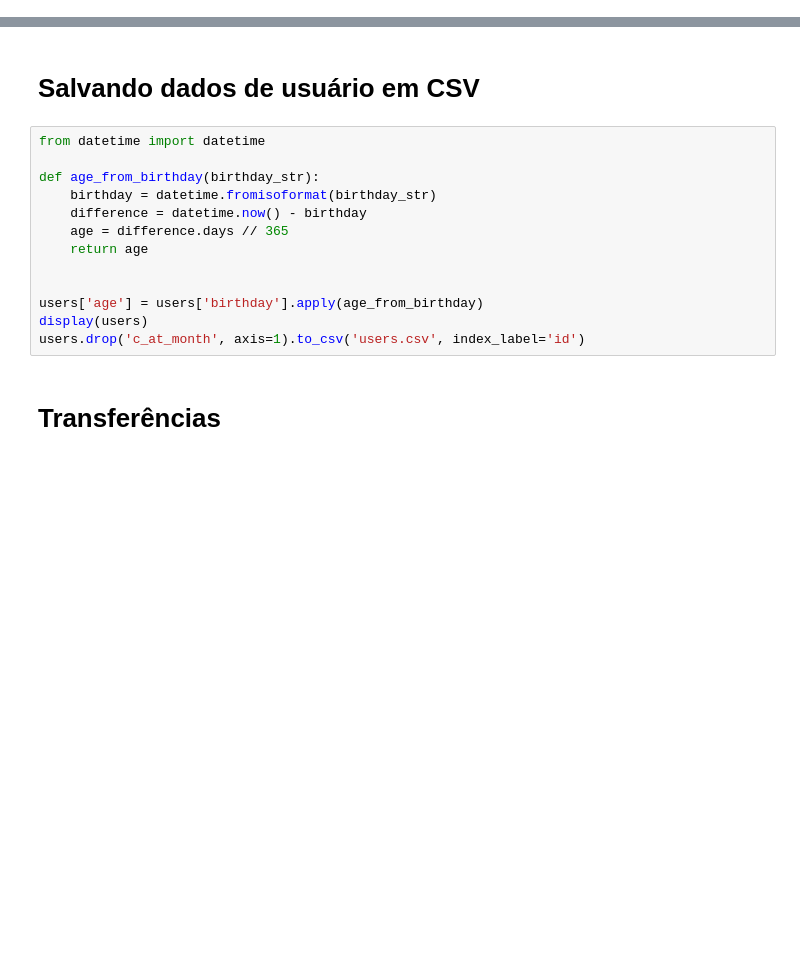
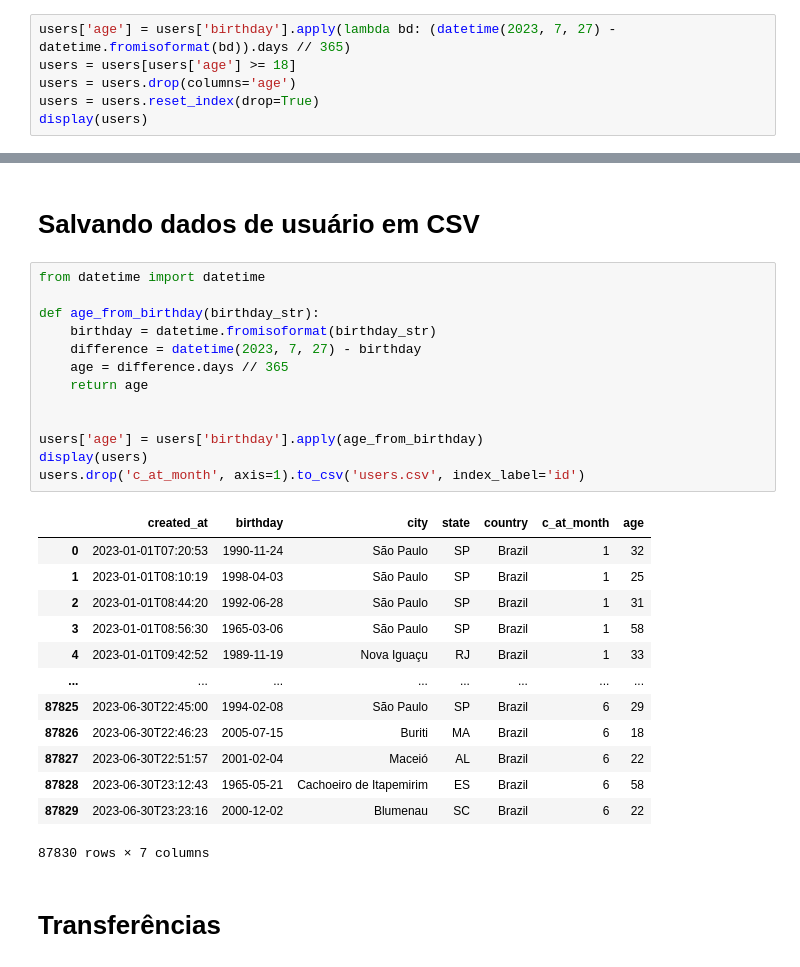
Before and after one commit to rubcube-guilhermetomiasi/mocking, a Jupyter notebook: mocking.ipynb, the cells around one changed output, grey strips where cells are left out. Drawn from its saved outputs; the diff is of its cells as text; blank space fills up the shorter version.

```diff
--- a/mocking.ipynb
+++ b/mocking.ipynb
@@ -164,0 +170,6 @@ display(users)
+# %%
+users['age'] = users['birthday'].apply(lambda bd: (datetime(2023, 7, 27) - datetime.fromisoformat(bd)).days // 365)
+users = users[users['age'] >= 18]
+users = users.drop(columns='age')
+users = users.reset_index(drop=True)
+display(users)
@@ -303,16 +404,30 @@ display(users['city'].value_counts())
 # %%
 from datetime import datetime
 
 def age_from_birthday(birthday_str):
     birthday = datetime.fromisoformat(birthday_str)
-    difference = datetime.now() - birthday
+    difference = datetime(2023, 7, 27) - birthday
     age = difference.days // 365
     return age
 
 
 users['age'] = users['birthday'].apply(age_from_birthday)
 display(users)
 users.drop('c_at_month', axis=1).to_csv('users.csv', index_label='id')
+# %% [output]
+|  | created_at | birthday | city | state | country | c_at_month | age |
+| 0 | 2023-01-01T07:20:53 | 1990-11-24 | São Paulo | SP | Brazil | 1 | 32 |
+| 1 | 2023-01-01T08:10:19 | 1998-04-03 | São Paulo | SP | Brazil | 1 | 25 |
+| 2 | 2023-01-01T08:44:20 | 1992-06-28 | São Paulo | SP | Brazil | 1 | 31 |
+| 3 | 2023-01-01T08:56:30 | 1965-03-06 | São Paulo | SP | Brazil | 1 | 58 |
+| 4 | 2023-01-01T09:42:52 | 1989-11-19 | Nova Iguaçu | RJ | Brazil | 1 | 33 |
+| ... | ... | ... | ... | ... | ... | ... | ... |
+| 87825 | 2023-06-30T22:45:00 | 1994-02-08 | São Paulo | SP | Brazil | 6 | 29 |
+| 87826 | 2023-06-30T22:46:23 | 2005-07-15 | Buriti | MA | Brazil | 6 | 18 |
+| 87827 | 2023-06-30T22:51:57 | 2001-02-04 | Maceió | AL | Brazil | 6 | 22 |
+| 87828 | 2023-06-30T23:12:43 | 1965-05-21 | Cachoeiro de Itapemirim | ES | Brazil | 6 | 58 |
+| 87829 | 2023-06-30T23:23:16 | 2000-12-02 | Blumenau | SC | Brazil | 6 | 22 |
+87830 rows × 7 columns
 # %% [markdown]
 # Transferências
 # %% [markdown]
```
Also changed, not shown: parts of 51 cells of this notebook.
